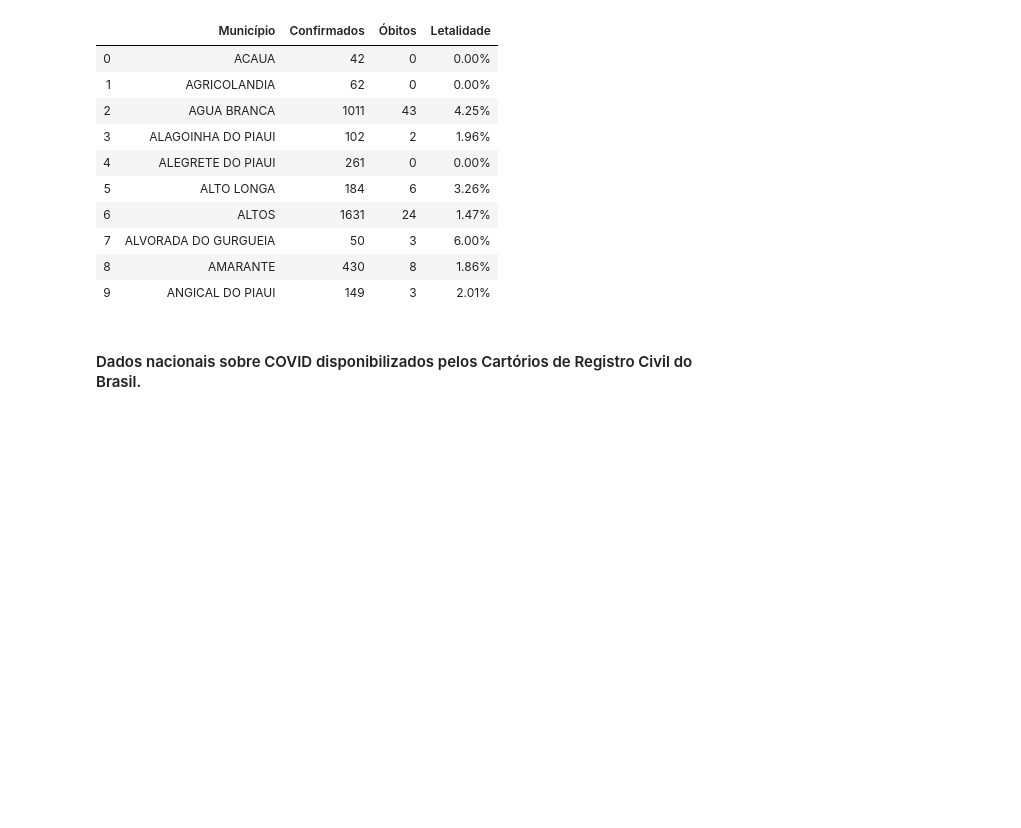
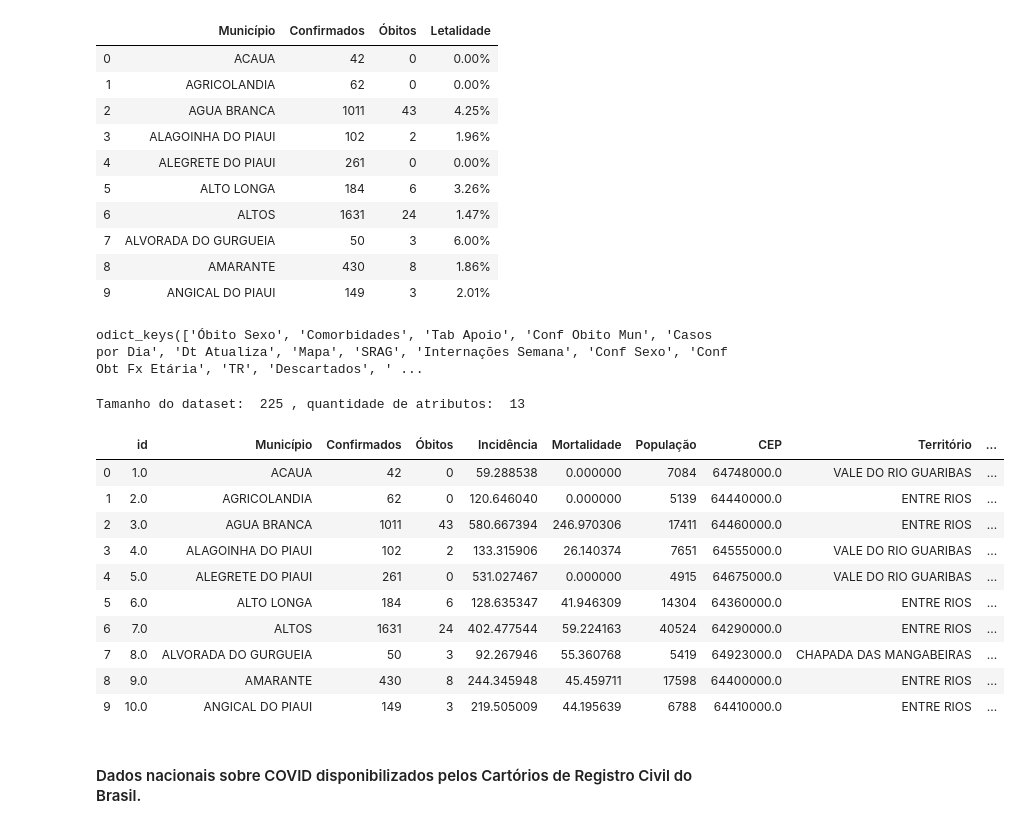
Before and after one commit to fbosousa/covid19, a Jupyter notebook: main.ipynb, the cells around one changed output. Cells and saved outputs as stored; diff of their text form; code cells hidden in the pictures; blank space fills up the shorter version.

Commit message:
nova atualização

```diff
--- a/main.ipynb
+++ b/main.ipynb
@@ -109,6 +109,29 @@ Tamanho do dataset:  212 , quantidade de atributos:  3
 | 7 | ALVORADA DO GURGUEIA | 50 | 3 | 6.00% |
 | 8 | AMARANTE | 430 | 8 | 1.86% |
 | 9 | ANGICAL DO PIAUI | 149 | 3 | 2.01% |
+# %%
+planilha = pd.ExcelFile('data/PI/PIAUI_Covid19 • Tabelas Painel.xlsx')
+df_pi_dados_estado = pd.read_excel(planilha, sheet_name=None)
+# %%
+df_pi_dados_estado.keys()
+# %% [output]
+odict_keys(['Óbito Sexo', 'Comorbidades', 'Tab Apoio', 'Conf Obito Mun', 'Casos por Dia', 'Dt Atualiza', 'Mapa', 'SRAG', 'Internações Semana', 'Conf Sexo', 'Conf Obt Fx Etária', 'TR', 'Descartados', ' ...
+# %%
+print('Tamanho do dataset: ',df_pi_dados_estado['Conf Obito Mun'].shape[0], ', quantidade de atributos: ', df_pi_dados_estado['Conf Obito Mun'].shape[1])
+df_pi_dados_estado['Conf Obito Mun'].head(10)
+# %% [output]
+Tamanho do dataset:  225 , quantidade de atributos:  13
+|  | id | Município | Confirmados | Óbitos | Incidência | Mortalidade | População | CEP | Território | ... |
+| 0 | 1.0 | ACAUA | 42 | 0 | 59.288538 | 0.000000 | 7084 | 64748000.0 | VALE DO RIO GUARIBAS | ... |
+| 1 | 2.0 | AGRICOLANDIA | 62 | 0 | 120.646040 | 0.000000 | 5139 | 64440000.0 | ENTRE RIOS | ... |
+| 2 | 3.0 | AGUA BRANCA | 1011 | 43 | 580.667394 | 246.970306 | 17411 | 64460000.0 | ENTRE RIOS | ... |
+| 3 | 4.0 | ALAGOINHA DO PIAUI | 102 | 2 | 133.315906 | 26.140374 | 7651 | 64555000.0 | VALE DO RIO GUARIBAS | ... |
+| 4 | 5.0 | ALEGRETE DO PIAUI | 261 | 0 | 531.027467 | 0.000000 | 4915 | 64675000.0 | VALE DO RIO GUARIBAS | ... |
+| 5 | 6.0 | ALTO LONGA | 184 | 6 | 128.635347 | 41.946309 | 14304 | 64360000.0 | ENTRE RIOS | ... |
+| 6 | 7.0 | ALTOS | 1631 | 24 | 402.477544 | 59.224163 | 40524 | 64290000.0 | ENTRE RIOS | ... |
+| 7 | 8.0 | ALVORADA DO GURGUEIA | 50 | 3 | 92.267946 | 55.360768 | 5419 | 64923000.0 | CHAPADA DAS MANGABEIRAS | ... |
+| 8 | 9.0 | AMARANTE | 430 | 8 | 244.345948 | 45.459711 | 17598 | 64400000.0 | ENTRE RIOS | ... |
+| 9 | 10.0 | ANGICAL DO PIAUI | 149 | 3 | 219.505009 | 44.195639 | 6788 | 64410000.0 | ENTRE RIOS | ... |
 # %% [markdown]
 #### Dados nacionais sobre COVID disponibilizados pelos Cartórios de Registro Civil do Brasil.
 # %%
```
Also changed, not shown: 1 other file.
